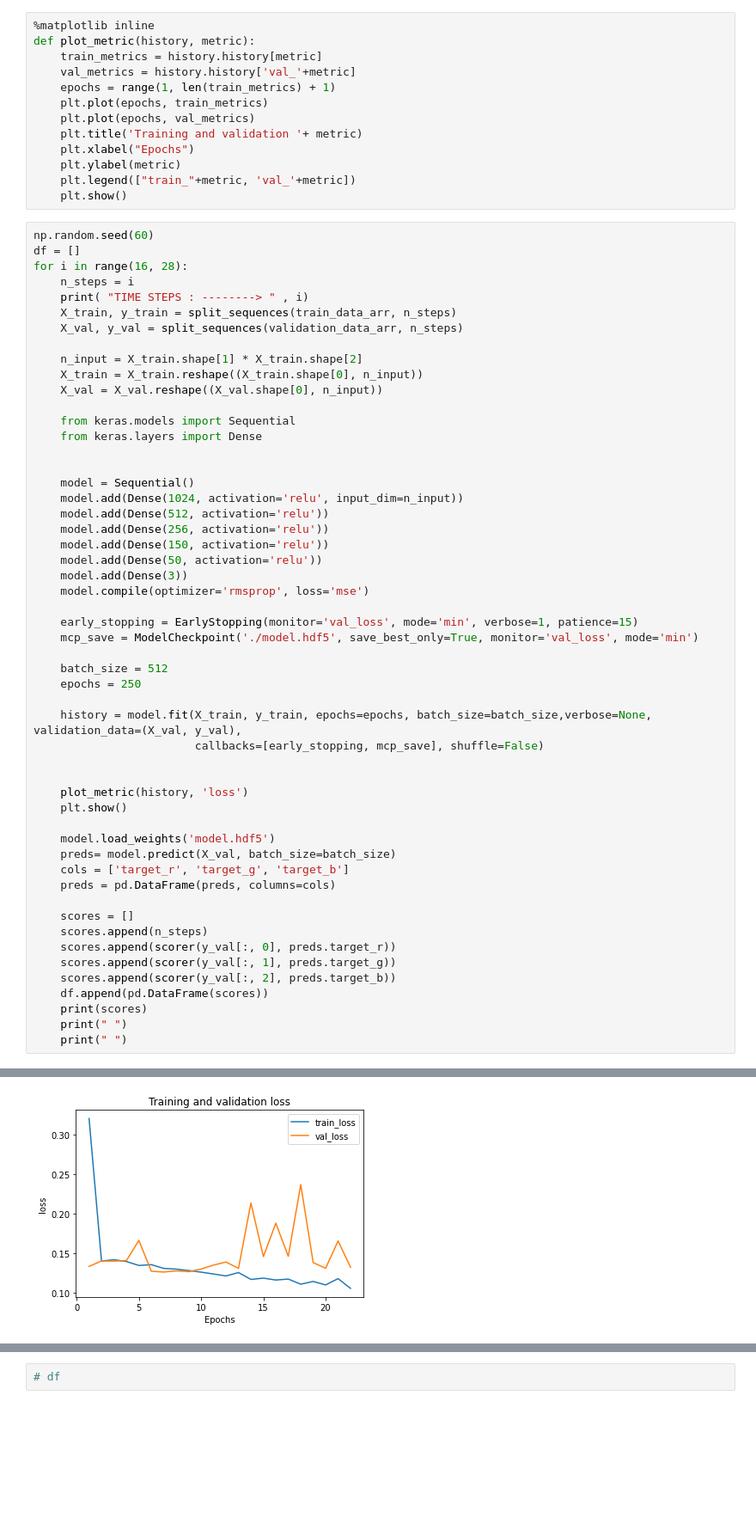
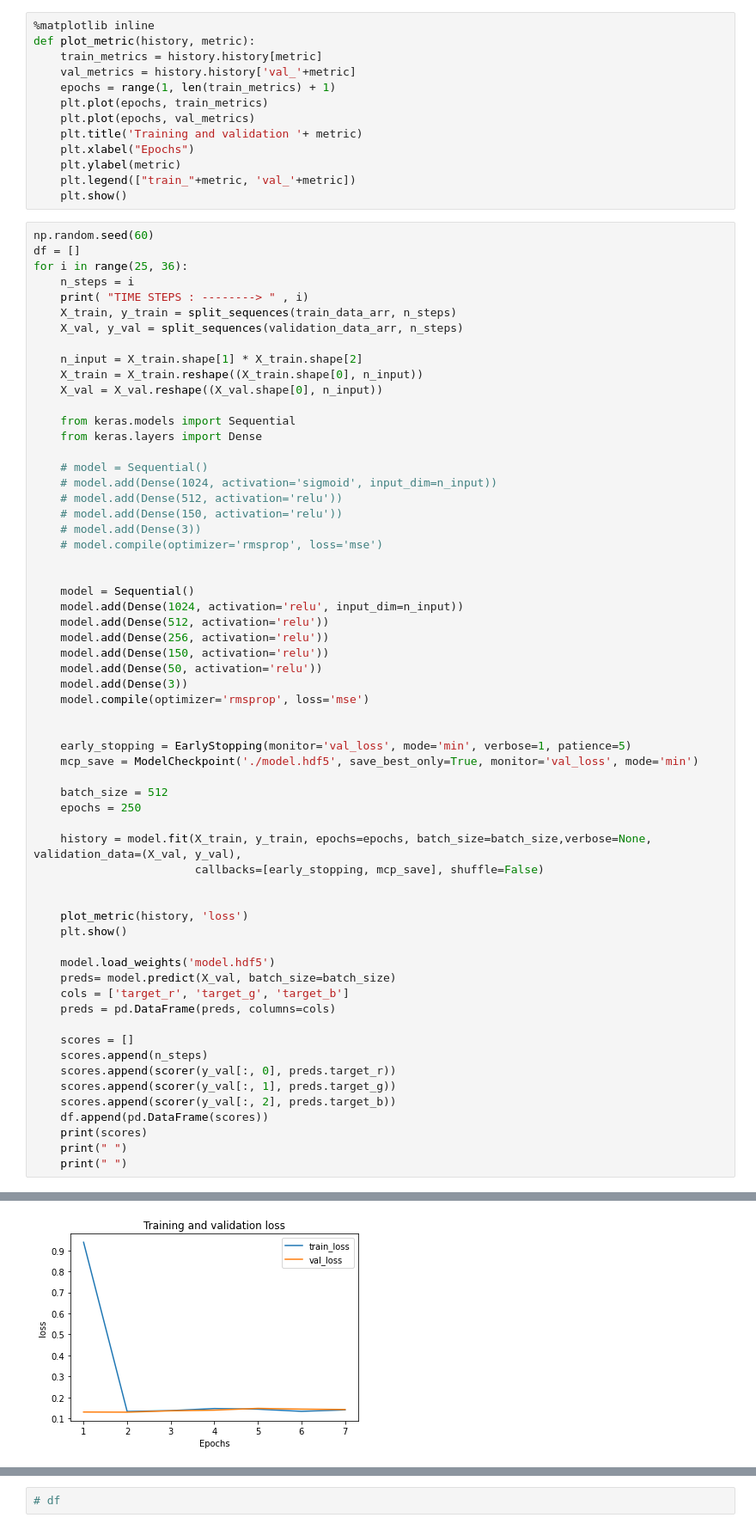
Before and after one commit to pratik-poudel/datacrunch, a Jupyter notebook: 24th April converting to time series and predicting with MLP.ipynb, the cells around one changed output, grey strips where cells are left out. Shown: that part at 86% size. Drawn from its saved outputs; the diff is of its cells as text; blank space fills up the shorter version.

```diff
--- a/24th April converting to time series and predicting with MLP.ipynb
+++ b/24th April converting to time series and predicting with MLP.ipynb
@@ -119,7 +119,7 @@ def plot_metric(history, metric):
 # %%
 np.random.seed(60)
 df = []
-for i in range(16, 28):
+for i in range(25, 36):
     n_steps = i
     print( "TIME STEPS : --------> " , i)
     X_train, y_train = split_sequences(train_data_arr, n_steps)
@@ -132,6 +132,13 @@ for i in range(16, 28):
     from keras.models import Sequential
     from keras.layers import Dense
 
+    # model = Sequential()
+    # model.add(Dense(1024, activation='sigmoid', input_dim=n_input))
+    # model.add(Dense(512, activation='relu'))
+    # model.add(Dense(150, activation='relu'))
+    # model.add(Dense(3))
+    # model.compile(optimizer='rmsprop', loss='mse')
+
 
     model = Sequential()
     model.add(Dense(1024, activation='relu', input_dim=n_input))
@@ -142,7 +149,8 @@ for i in range(16, 28):
     model.add(Dense(3))
     model.compile(optimizer='rmsprop', loss='mse')
 
-    early_stopping = EarlyStopping(monitor='val_loss', mode='min', verbose=1, patience=15)
+
+    early_stopping = EarlyStopping(monitor='val_loss', mode='min', verbose=1, patience=5)
     mcp_save = ModelCheckpoint('./model.hdf5', save_best_only=True, monitor='val_loss', mode='min')
 
     batch_size = 512
@@ -187 +195 @@ Epoch 00022: early stopping
-[figure, old version]
+[figure, new version]
```
Also changed, not shown: parts of 17 cells of this notebook.
